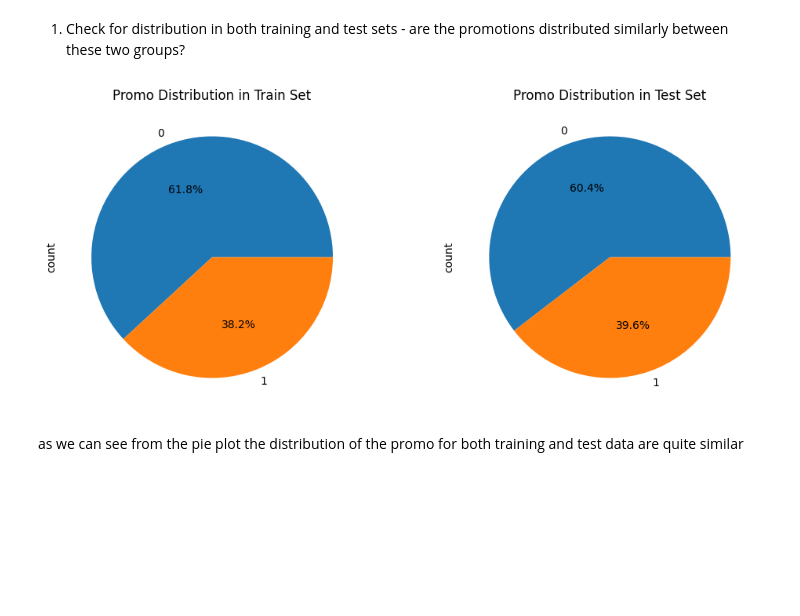
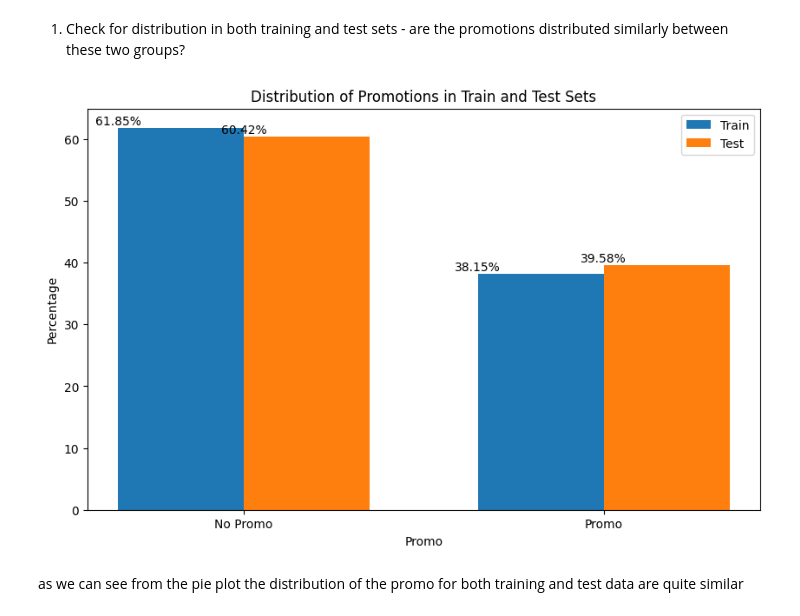
Before and after one commit to OL-YAD/rossmann-pharmaceuticals-sales-forecast, a Jupyter notebook: notebooks/eda_analysis.ipynb, the cells around one changed output. Cells and saved outputs as stored; diff of their text form; code cells hidden in the pictures; blank space fills up the shorter version.

```diff
--- a/notebooks/eda_analysis.ipynb
+++ b/notebooks/eda_analysis.ipynb
@@ -97,10 +97,11 @@ SchoolHoliday    0
 dtype: int64
 # %% [markdown]
 1. Check for distribution in both training and test sets - are the promotions distributed similarly between these two groups?
-# %%
-plot_promo_distribution(df_train, df_test)
-# %% [output]
-[figure, removed]
+# %%
+#plot_promo_distribution(df_train, df_test)
+compare_promo_distribution(df_train, df_test)
+# %% [output]
+[figure, added]
 # %% [markdown]
 as we can see from the pie plot the distribution of the promo for both training and test data are quite similar
 # %% [markdown]
```
Also changed, not shown: parts of 19 cells of this notebook.
